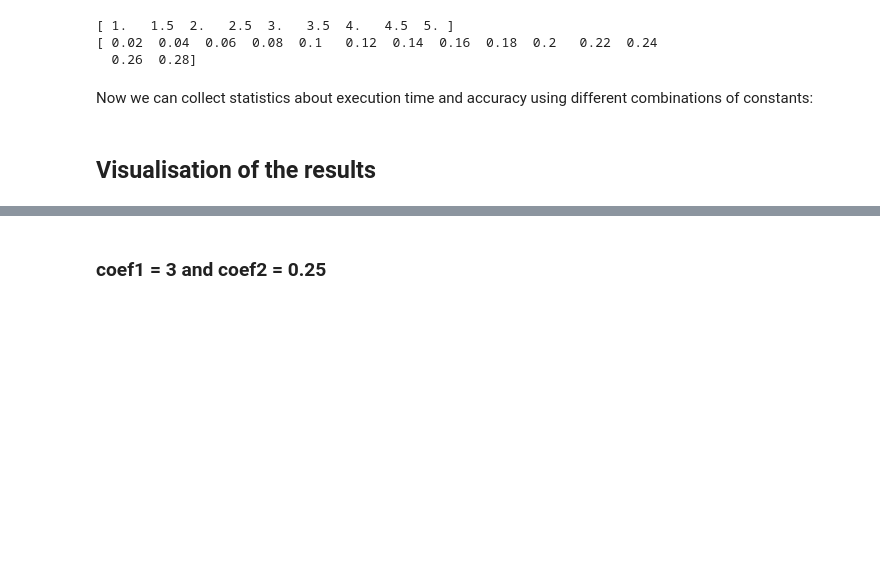
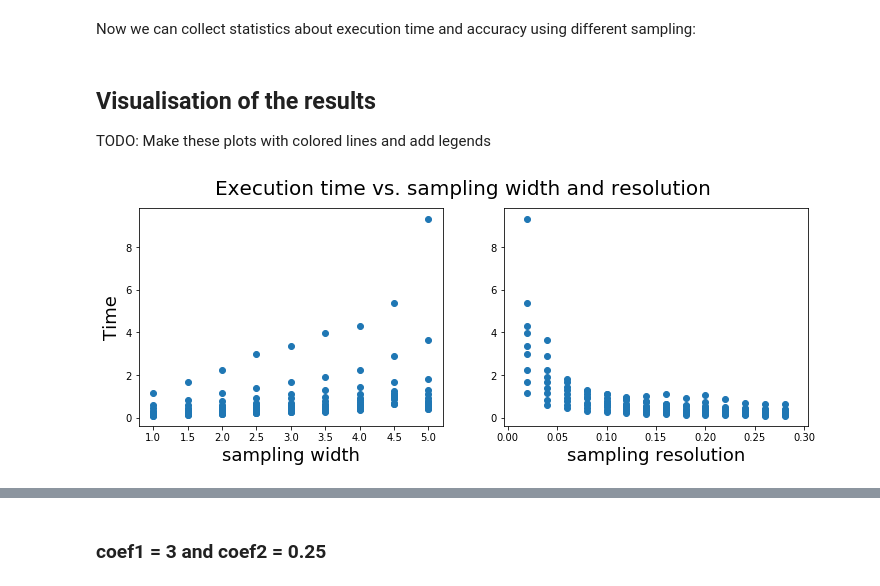
Before and after one commit to scattering-central/xrsdkit, a Jupyter notebook: examples/spherical_normal_saxs_benchmark.ipynb, the cells around one changed output, grey strips where cells are left out. Drawn from its saved outputs; the diff is of its cells as text; code cells hidden in the pictures; blank space fills up the shorter version.

```diff
--- a/examples/spherical_normal_saxs_benchmark.ipynb
+++ b/examples/spherical_normal_saxs_benchmark.ipynb
@@ -68,13 +38,7 @@ Let's try some different values for const1 and const2:
 # %%
-const1 = np.arange(1, 5.5, 0.5)
-const2 = np.arange(0.02, 0.3, 0.02)
-print(const1)
-print(const2)
+samp_width = np.arange(1, 5.5, 0.5)
+samp_res = np.arange(0.02, 0.3, 0.02)
-# %% [output]
-[ 1.   1.5  2.   2.5  3.   3.5  4.   4.5  5. ]
-[ 0.02  0.04  0.06  0.08  0.1   0.12  0.14  0.16  0.18  0.2   0.22  0.24
-  0.26  0.28]
 # %% [markdown]
-Now we can collect statistics about execution time and accuracy using different combinations of constants:
+Now we can collect statistics about execution time and accuracy using different sampling:
 # %%
 stat = []
@@ -100,3 +63,18 @@ stat = np.array(stat)
 # %% [markdown]
 ## Visualisation of the results
+
+TODO: Make these plots with colored lines and add legends
+# %%
+from matplotlib import pyplot as plt
+fig, axes = plt.subplots(nrows=1, ncols=2, figsize=(12,4))
+st = fig.suptitle("Execution time vs. sampling width and resolution", fontsize=20)
+
+axes[0].scatter(stat[ : ,0],stat[ : ,2])
+axes[1].scatter(stat[ : ,1],stat[ : ,2])
+axes[0].set_ylabel('Time', fontsize=18)
+axes[1].yaxis.label.set_visible(False)
+axes[0].set_xlabel('sampling width',fontsize=18)
+axes[1].set_xlabel('sampling resolution', fontsize=18);
+# %% [output]
+[figure, added]
 # %%
```
Also changed, not shown: parts of 25 cells of this notebook.
